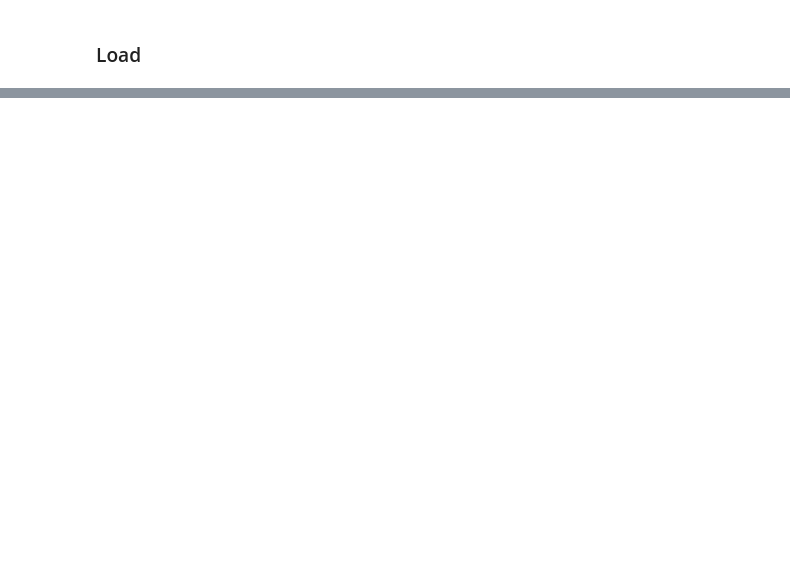
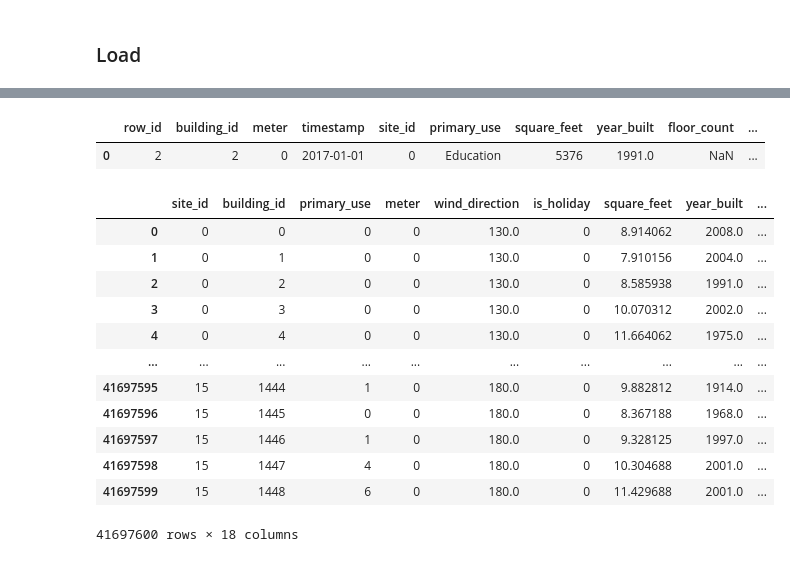
Before and after one commit to diego-faria-br/super_energy_predictor, a Jupyter notebook: notebooks/Diego - compact - notebook.ipynb, the cells around one changed output, grey strips where cells are left out. Cells and saved outputs as stored; diff of their text form; code cells hidden in the pictures; blank space fills up the shorter version.

```diff
--- a/notebooks/Diego - compact - notebook.ipynb
+++ b/notebooks/Diego - compact - notebook.ipynb
@@ -754,0 +833,21 @@ model12 = lgb.Booster(model_file='model2.txt')
+# %%
+X.merge(weather_preproc,on=['site_id','timestamp'],how='left')
+# %% [output]
+|  | row_id | building_id | meter | timestamp | site_id | primary_use | square_feet | year_built | floor_count | ... |
+| 0 | 2 | 2 | 0 | 2017-01-01 | 0 | Education | 5376 | 1991.0 | NaN | ... |
+# %%
+full_test_df
+# %% [output]
+|  | site_id | building_id | primary_use | meter | wind_direction | is_holiday | square_feet | year_built | ... |
+| 0 | 0 | 0 | 0 | 0 | 130.0 | 0 | 8.914062 | 2008.0 | ... |
+| 1 | 0 | 1 | 0 | 0 | 130.0 | 0 | 7.910156 | 2004.0 | ... |
+| 2 | 0 | 2 | 0 | 0 | 130.0 | 0 | 8.585938 | 1991.0 | ... |
+| 3 | 0 | 3 | 0 | 0 | 130.0 | 0 | 10.070312 | 2002.0 | ... |
+| 4 | 0 | 4 | 0 | 0 | 130.0 | 0 | 11.664062 | 1975.0 | ... |
+| ... | ... | ... | ... | ... | ... | ... | ... | ... | ... |
+| 41697595 | 15 | 1444 | 1 | 0 | 180.0 | 0 | 9.882812 | 1914.0 | ... |
+| 41697596 | 15 | 1445 | 0 | 0 | 180.0 | 0 | 8.367188 | 1968.0 | ... |
+| 41697597 | 15 | 1446 | 1 | 0 | 180.0 | 0 | 9.328125 | 1997.0 | ... |
+| 41697598 | 15 | 1447 | 4 | 0 | 180.0 | 0 | 10.304688 | 2001.0 | ... |
+| 41697599 | 15 | 1448 | 6 | 0 | 180.0 | 0 | 11.429688 | 2001.0 | ... |
+41697600 rows × 18 columns
```
Also changed, not shown: parts of 27 cells of this notebook.
